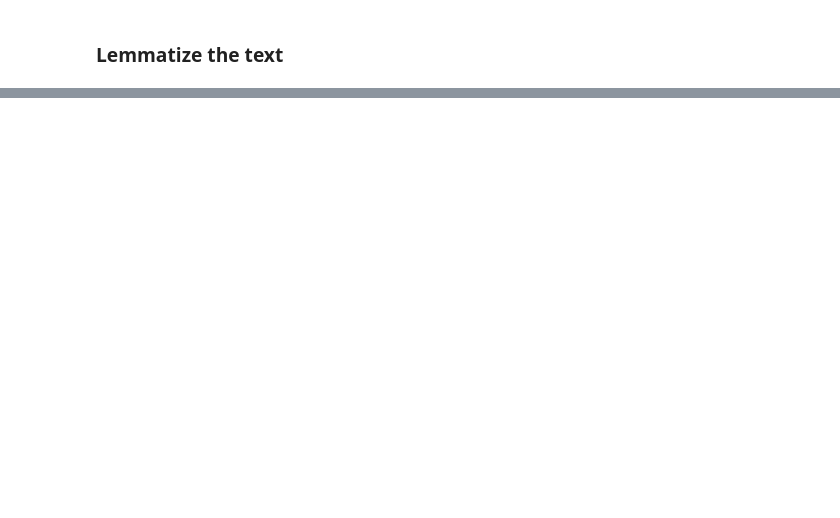
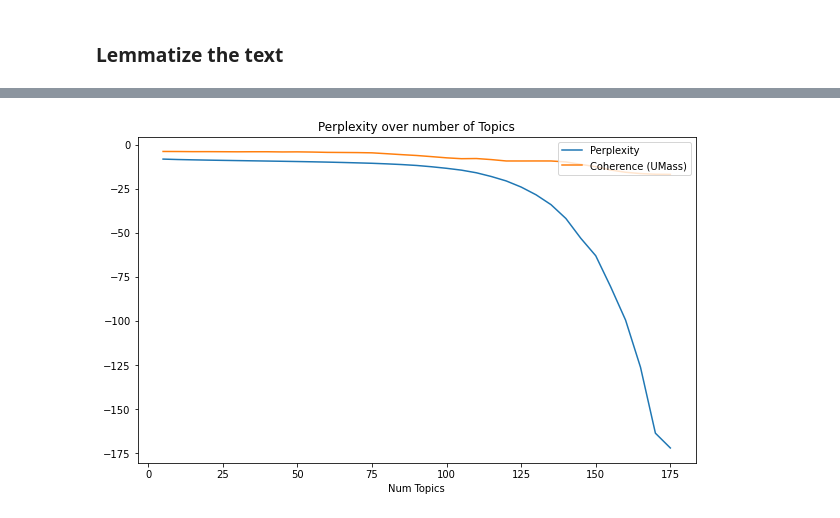
Before and after one commit to Lennart97/nlp_project, a Jupyter notebook: problem-solution.ipynb, the cells around one changed output, grey strips where cells are left out. Cells and saved outputs as stored; diff of their text form; code cells hidden in the pictures; blank space fills up the shorter version.

```diff
--- a/problem-solution.ipynb
+++ b/problem-solution.ipynb
@@ -311,6 +65,0 @@ def compute_coherence_values(dictionary, corpus, texts, limit, start=2, step=3):
-# %%
-limit=300
-start=2
-step=5
-
-model_list, perplexitiy_values, evaluations = compute_coherence_values(dictionary=id2word, corpus=corpus, texts=texts, start=start, limit=limit, step=step)
@@ -543,0 +248,7 @@ F1Score: 0.5651535125604217
+# %%
+# Evaluate lda models over a given range of topics with classifiers from "evaluate_model".
+topic_limit=180
+topic_start=5
+topic_step=5
+
+model_list, perplexitiy_values, coherence_values, evaluations = compute_coherence_values(dictionary=id2word, corpus=corpus, texts=df['trigrams'], start=topic_start, limit=topic_limit, step=topic_step)
@@ -543,0 +273,15 @@ F1Score: 0.5651535125604217
+# %%
+# Plot Perplexity and Coherence (UMass) over number of topics (higher is better).
+import matplotlib.pyplot as plt
+
+x = range(topic_start, topic_limit, topic_step)
+plt.figure(figsize=(10,6))
+plt.title("Perplexity over number of Topics")
+plt.plot(x, perplexitiy_values)
+plt.plot(x, coherence_values)
+plt.xlabel("Num Topics")
+plt.legend(['Perplexity', 'Coherence (UMass)'], loc="upper right")
+plt.savefig("img/perplexity_coherence_over_topics.pdf")
+plt.show()
+# %% [output]
+[figure, added]
```
Also changed, not shown: parts of 45 cells of this notebook, 2 other files.
